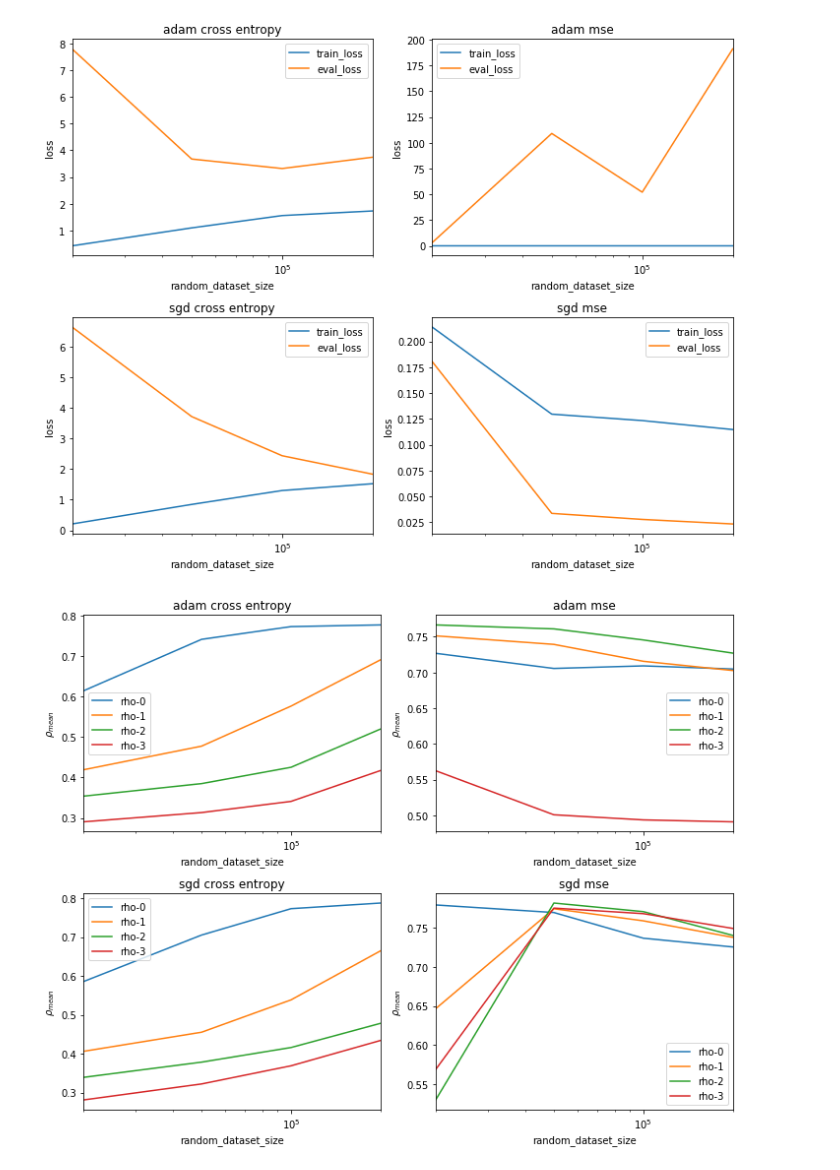
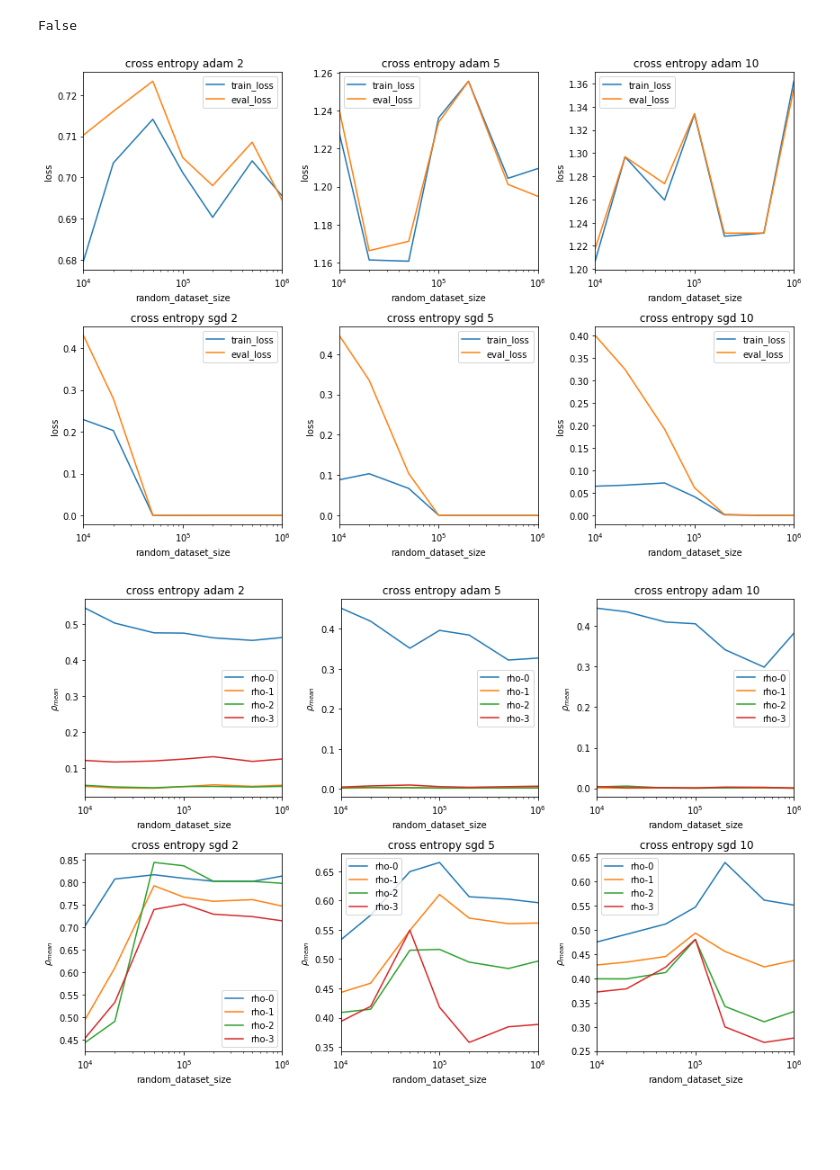
Before and after one commit to yuandong-tian/luckmatters, a Jupyter notebook: notebook/Sample Complexity Plot3.ipynb, the cells around one changed output. Drawn from its saved outputs; the diff is of its cells as text; code cells hidden in the pictures; blank space fills up the shorter version.

Commit message:
saving stats periodically, small refactor for visualization

```diff
--- a/notebook/Sample Complexity Plot3.ipynb
+++ b/notebook/Sample Complexity Plot3.ipynb
@@ -59,3 +31,7 @@ Config file: /checkpoint/yuandong/outputs/2019-12-01/23-12-47/99/.hydra/config.y
+# %%
+ds = []
+for root in roots:
+    ds.append(load_data(root, stats_filename="summary.pth", use_tqdm=True))
 # %%
 # directional diff between dictionaries
 def dictdiff(a, b):
@@ -105,7 +86,6 @@ def extractor(d):
     result = dict()
     for i in range(4):
         result[f"rho-{i}"] = stats[-1]["eval_corrs"][i].max(dim=0)[0].mean().item()
-    print(stats[-1].keys())
     if 'eval_ce_loss_teacher' in stats[-1].keys():
         result["eval_loss"] = stats[-1]["eval_ce_loss_teacher"]
     if 'train_ce_loss_teacher' in stats[-1].keys():
@@ -118,12 +98,12 @@ def extractor(d):
     # Compute weight change by loading student models.
     result["path"] = os.path.basename(d["path"])
 
-    epoch = stats[-1]['eval_n']
+    last_epoch = stats[-1]['iter']
 
-#     init_model = torch.load(os.path.join(d["path"], "student--1.pt"))
-#     final_model = torch.load(os.path.join(d["path"], f"student-{epoch}.pt"))
+#     init_model = torch.load(os.path.join(d["path"], "student-0.pt"))
+#     final_model = torch.load(os.path.join(d["path"], f"student-{last_epoch}.pt"))
 
-    # compute their weight difference.
+#     # compute their weight difference.
 #     init_dict = init_model.state_dict()
 #     final_dict = final_model.state_dict()
 
@@ -132,6 +112,7 @@ def extractor(d):
 #     diff_sqr = 0
 #     num_param = 0
 #     for k, v in init_dict.items():
+#         if 'weight' not in k and 'bias' not in k: continue
 #         v2 = final_dict[k]
 #         this_diff = (v2 - v).norm().item()
 #         diff += this_diff
@@ -143,7 +124,7 @@ def extractor(d):
 #     result["weight_total_change"] = diff
 #     result["weight_change_std"] = math.sqrt(diff_sqr / num_param - (diff / num_param) ** 2)
 #     result["weight_max_change"] = max_diff
-#     result["epoch"] = epoch
+    result["last_epoch"] = last_epoch
     return result
 
-dicts_l = [data_to_dicts(d, list(dk2), extractor) for d in ds]
+#dicts_l = [data_to_dicts(d, list(dk2), extractor) for d in ds]
@@ -168,5 +131,6 @@ dict_keys(['iter', 'train_corrs', 'train_mse_loss', 'train_n', 'train_weight_gra
+# %%
+dicts_l = []
+for d in tqdm(ds):
+    dicts_l.append(data_to_dicts(d, list(dk2), extractor))
 # %%
 df = pd.concat([pd.DataFrame(dicts) for dicts in dicts_l])
-# %%
-df2 = df[(df["node_multi"] == 2)&(df.optim_method=='adam')&(df.cross_entropy==True)].dropna().groupby(['random_dataset_size']).mean()
-df2
@@ -204,15 +161,22 @@ def plot_rhos(df2, title='', ax=None):
 def loss_str(b):
     if b: return ' cross entropy'
     return ' mse'
+# %%
+ds2[0]['args']['cross_entropy']
+# %% [output]
+False
 # %%
+col = 'node_multi'
+cvs = df[col].unique()
+#for ce in [True,False]:
+ce = unique_vals('cross_entropy',ds2)
 for fnname, fn in zip(['loss','rhos'],[plot_loss, plot_rhos]):
-
-    fig, ax = plt.subplots(2,2,figsize=(10,8))
+    fig, ax = plt.subplots(2,len(cvs),figsize=(len(cvs)*4,8))
     for i, optim_method in enumerate(['adam','sgd']):
-        for j, ce in enumerate([True,False]):
-            df2 = df[(df["node_multi"] == 2)&(df.optim_method==optim_method)&(df.cross_entropy==ce)].dropna().groupby(['random_dataset_size']).mean()
-            fn(df2,optim_method + loss_str(ce), ax=ax[i][j])
+        for j, cv in enumerate(cvs):
+            df2 = df[(df[col] == cv)&(df.optim_method==optim_method)].dropna().groupby(['random_dataset_size']).mean()
+            fn(df2,loss_str(ce)+" "+optim_method + ' ' + str(cv), ax=ax[i][j])
     fig.tight_layout()
 # %% [output]
-[figure, old version]
+[figure, new version]
-[figure, old version]
+[figure, new version]
```
Also changed, not shown: parts of 8 cells of this notebook, 2 other files.
